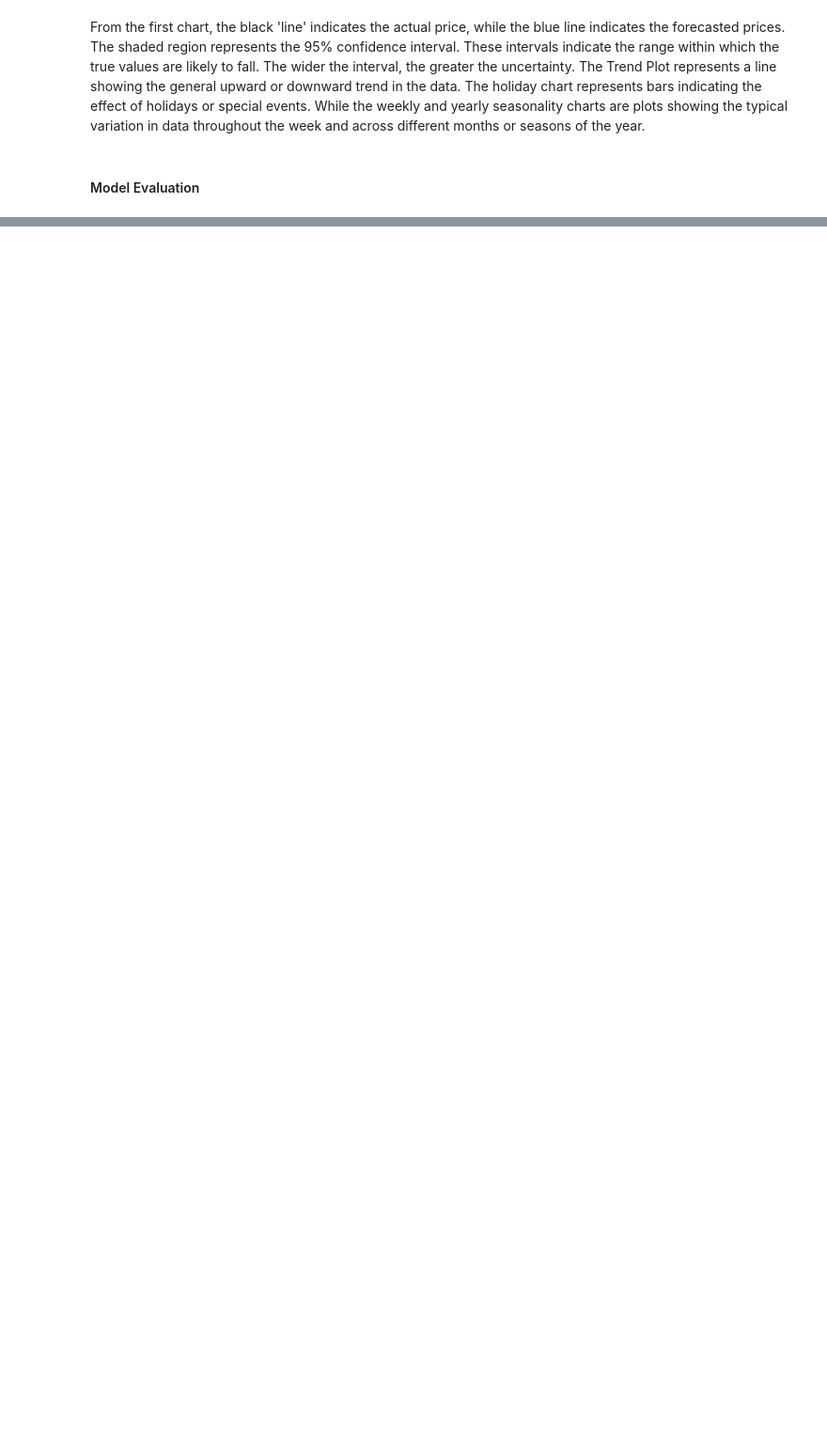
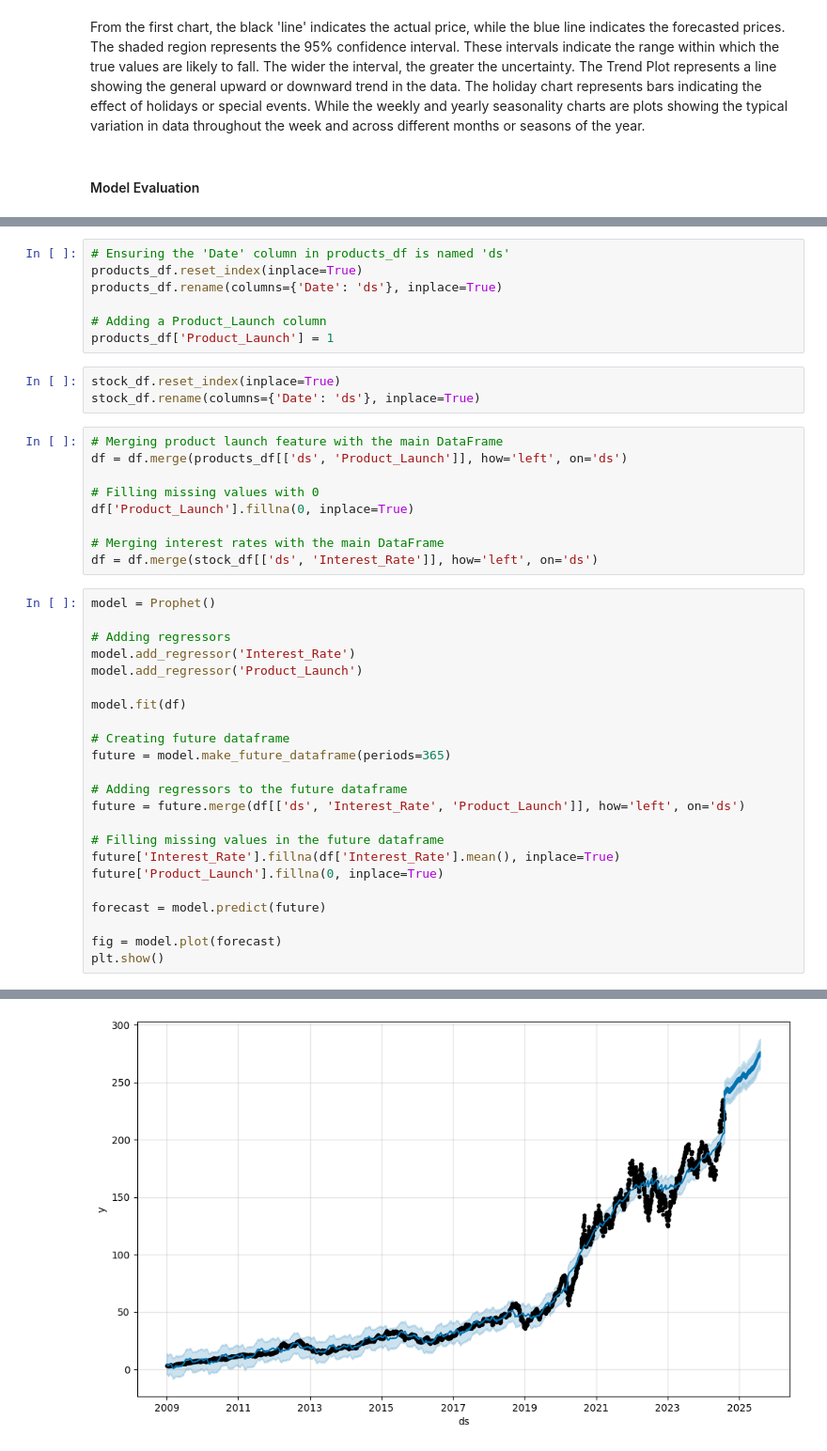
Before and after one commit to simonMakumi/APPLE-stock-price-prediction, a Jupyter notebook: APPLE STOCKS.ipynb, the cells around one changed output, grey strips where cells are left out. Shown at 94% size. Cells and saved outputs as stored; diff of their text form; blank space fills up the shorter version.

```diff
--- a/APPLE STOCKS.ipynb
+++ b/APPLE STOCKS.ipynb
@@ -590,0 +595,43 @@ MAPE: 0.10
+# %%
+# Ensuring the 'Date' column in products_df is named 'ds'
+products_df.reset_index(inplace=True)
+products_df.rename(columns={'Date': 'ds'}, inplace=True)
+
+# Adding a Product_Launch column
+products_df['Product_Launch'] = 1
+# %%
+stock_df.reset_index(inplace=True)
+stock_df.rename(columns={'Date': 'ds'}, inplace=True)
+# %%
+# Merging product launch feature with the main DataFrame
+df = df.merge(products_df[['ds', 'Product_Launch']], how='left', on='ds')
+
+# Filling missing values with 0
+df['Product_Launch'].fillna(0, inplace=True)
+
+# Merging interest rates with the main DataFrame
+df = df.merge(stock_df[['ds', 'Interest_Rate']], how='left', on='ds')
+# %%
+model = Prophet()
+
+# Adding regressors
+model.add_regressor('Interest_Rate')
+model.add_regressor('Product_Launch')
+
+model.fit(df)
+
+# Creating future dataframe
+future = model.make_future_dataframe(periods=365)
+
+# Adding regressors to the future dataframe
+future = future.merge(df[['ds', 'Interest_Rate', 'Product_Launch']], how='left', on='ds')
+
+# Filling missing values in the future dataframe
+future['Interest_Rate'].fillna(df['Interest_Rate'].mean(), inplace=True)
+future['Product_Launch'].fillna(0, inplace=True)
+
+forecast = model.predict(future)
+
+fig = model.plot(forecast)
+plt.show()
+# %% [output]
@@ -590,0 +640 @@ MAPE: 0.10
+[figure, added]
```
Also changed, not shown: parts of 10 cells of this notebook.
